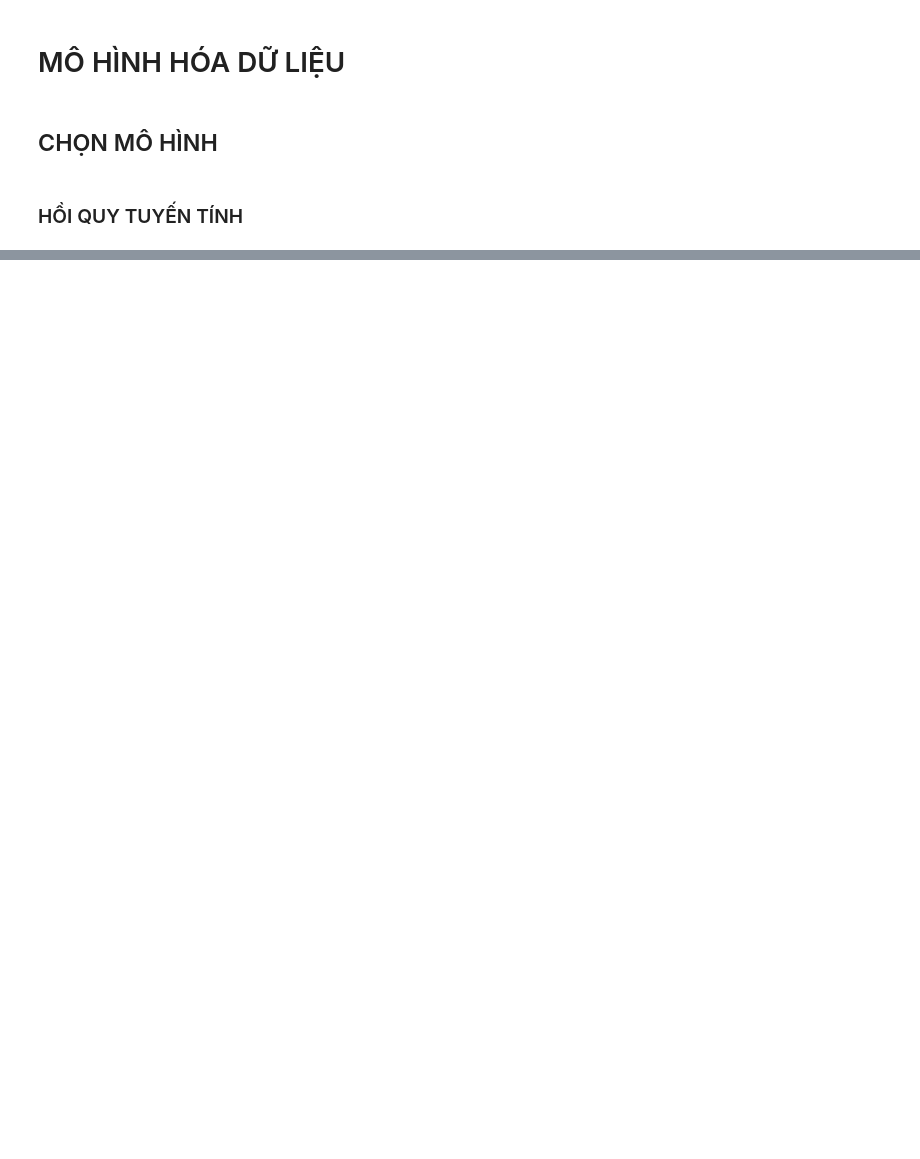
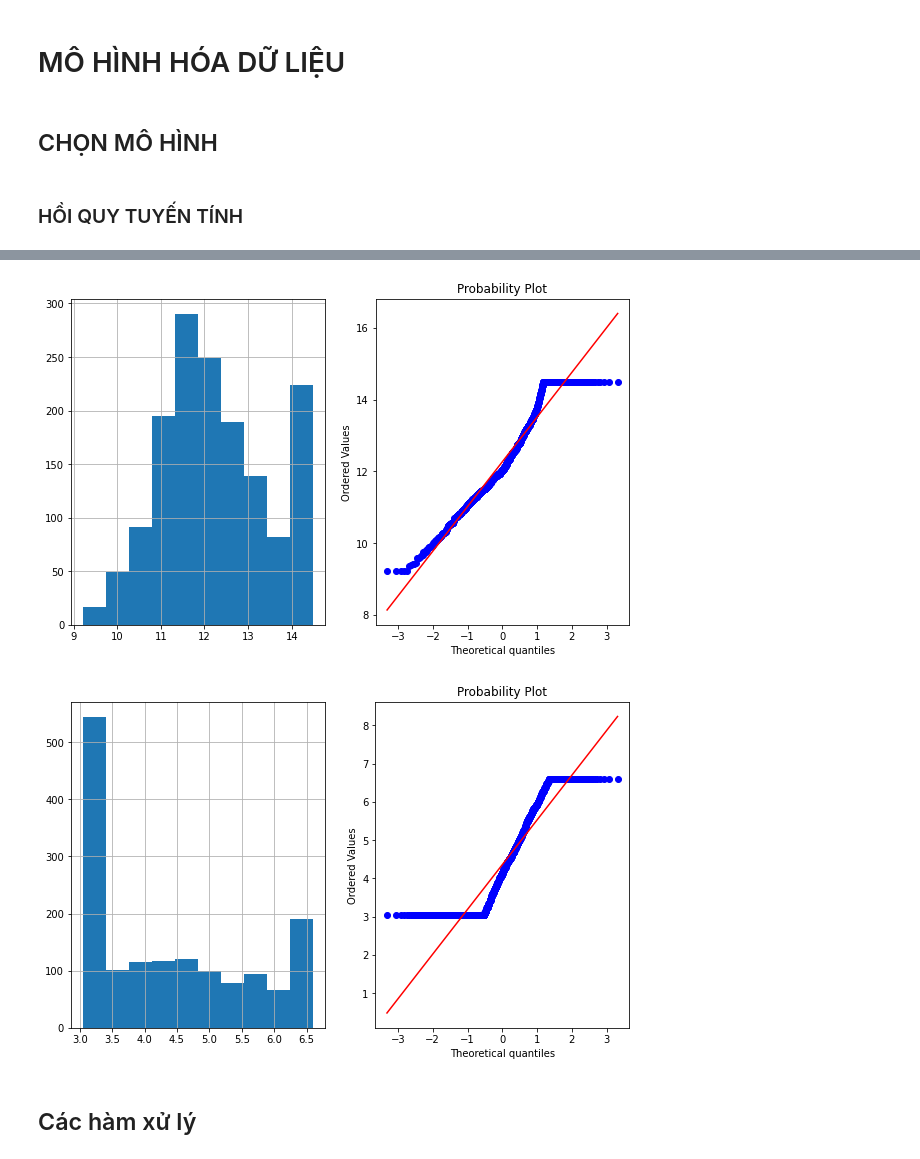
Before and after one commit to phanthetue2309/Data-Science-School-Learn, a Jupyter notebook: 25_04_2021_Final_Exam/Final_Exam.ipynb, the cells around one changed output, grey strips where cells are left out. Saved outputs shown, nothing was run; the diff lists cells and outputs as text; code cells hidden in the pictures; blank space fills up the shorter version.

```diff
--- a/25_04_2021_Final_Exam/Final_Exam.ipynb
+++ b/25_04_2021_Final_Exam/Final_Exam.ipynb
@@ -144,0 +253,10 @@ def Predict_Score(new_data):
+# %%
+last_data['Price_log']=np.log1p(last_data['Price'])
+last_data['Review_log']=np.log1p(last_data['Total Review'])
+plot_data(last_data,'Price_log')
+plot_data(last_data,'Review_log')
+# %% [output]
+[figure, added]
+[figure, added]
+# %% [markdown]
+## Các hàm xử lý
```
Also changed, not shown: parts of 58 cells of this notebook.
